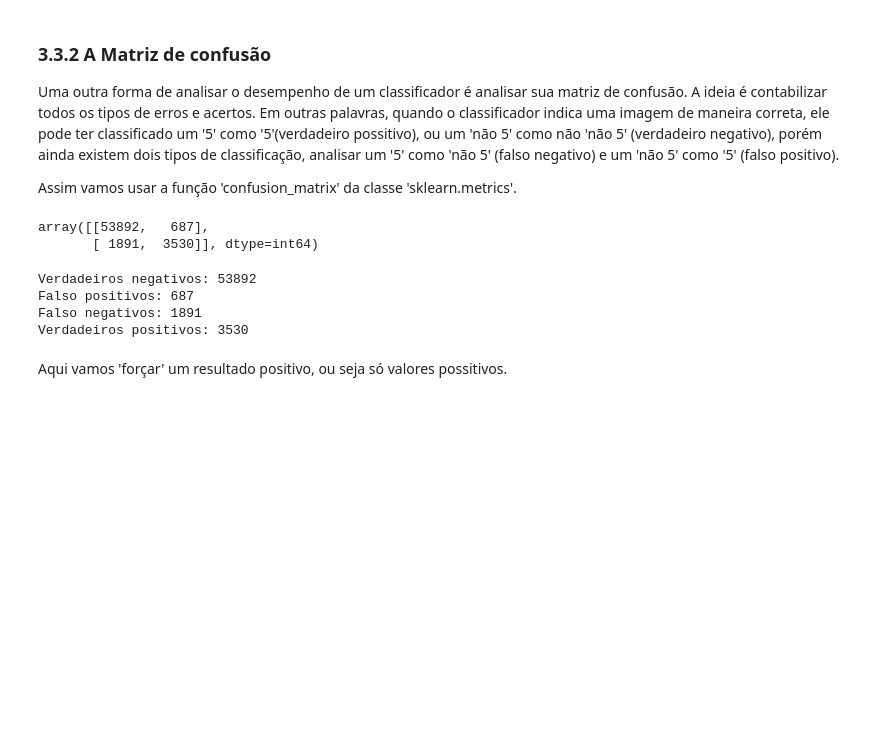
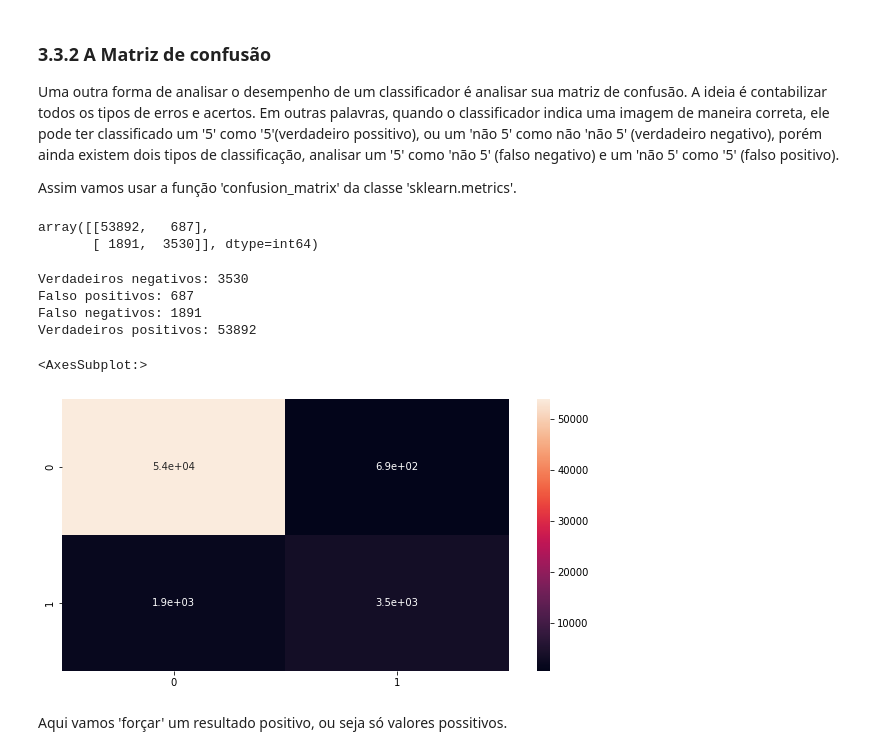
Before and after one commit to leandrosantana09/projeto_oreilly, a Jupyter notebook: cap_2.ipynb, the cells around one changed output. Drawn from its saved outputs; the diff is of its cells as text; code cells hidden in the pictures; blank space fills up the shorter version.

```diff
--- a/cap_2.ipynb
+++ b/cap_2.ipynb
@@ -181,13 +186,23 @@ array([[53892,   687],
 # %%
-print('Verdadeiros negativos: {}\n'.format(cm_5[0][0]) +
-      'Falso positivos: {}\n'.format(cm_5[0][1]) +
-      'Falso negativos: {}\n'.format(cm_5[1][0]) +
-      'Verdadeiros positivos: {}\n'.format(cm_5[1][1]))
+print('Verdadeiros negativos: {}\n'.format(true_positive) +
+      'Falso positivos: {}\n'.format(false_positive) +
+      'Falso negativos: {}\n'.format(false_negative) +
+      'Verdadeiros positivos: {}\n'.format(true_negative))
 # %% [output]
-Verdadeiros negativos: 53892
+Verdadeiros negativos: 3530
 Falso positivos: 687
 Falso negativos: 1891
-Verdadeiros positivos: 3530
+Verdadeiros positivos: 53892
+# %%
+import seaborn as sns
+
+plt.figure(figsize=(10, 5))
+sns.heatmap(cm_5,
+            annot=True        # colocar os valores dentro do grafico
+            )
+# %% [output]
+<AxesSubplot:>
+[figure, added]
 # %% [markdown]
 Aqui vamos 'forçar' um resultado positivo, ou seja só valores possitivos.
 # %%
```
Also changed, not shown: parts of 9 cells of this notebook.
